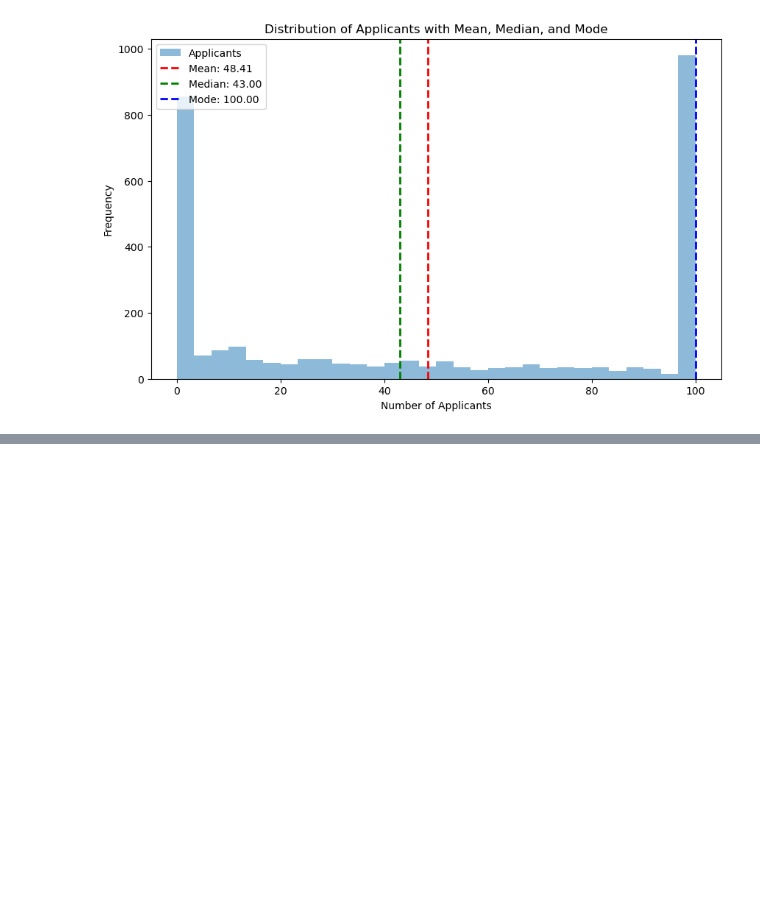
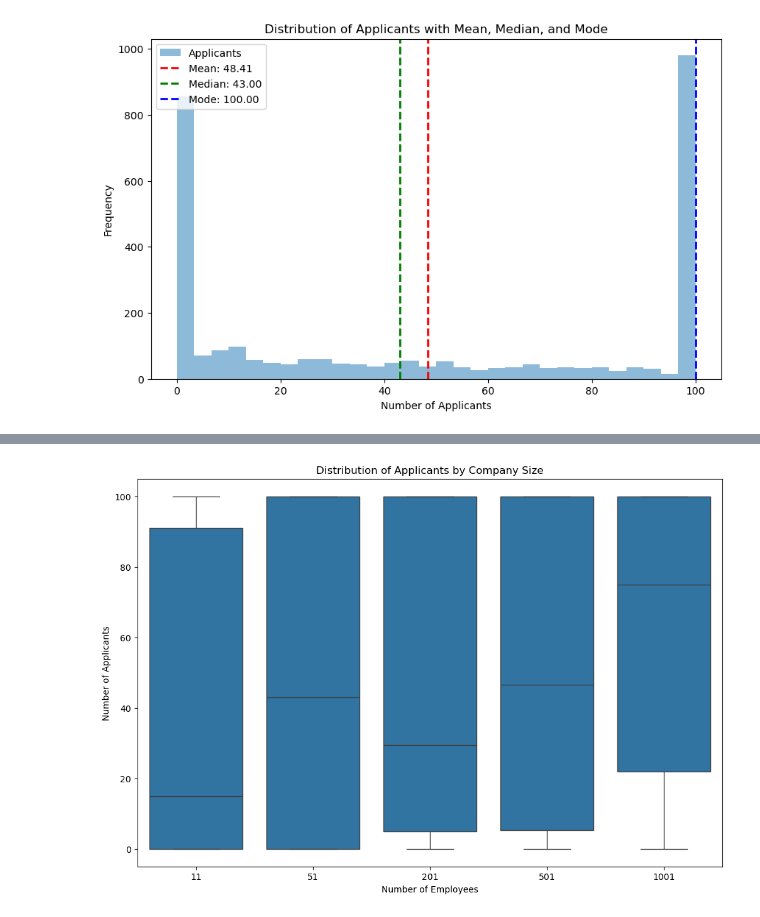
Before and after one commit to diamond-one/LinkedIn-Data-Jobs-Insights, a Jupyter notebook: DataCareerAnalysis.ipynb, the cells around one changed output, grey strips where cells are left out. Saved outputs shown, nothing was run; the diff lists cells and outputs as text; code cells hidden in the pictures; blank space fills up the shorter version.

```diff
--- a/DataCareerAnalysis.ipynb
+++ b/DataCareerAnalysis.ipynb
@@ -710,0 +758,10 @@ plt.show()
+# %%
+# Display the boxplot of 'Applicants' vs 'Employees'
+plt.figure(figsize=(12, 8))
+sns.boxplot(x='Employees', y='Applicants', data=df_combined)
+plt.title('Distribution of Applicants by Company Size')
+plt.xlabel('Number of Employees')
+plt.ylabel('Number of Applicants')
+plt.show()
+# %% [output]
+[figure, added]
```
Also changed, not shown: parts of 8 cells of this notebook.
